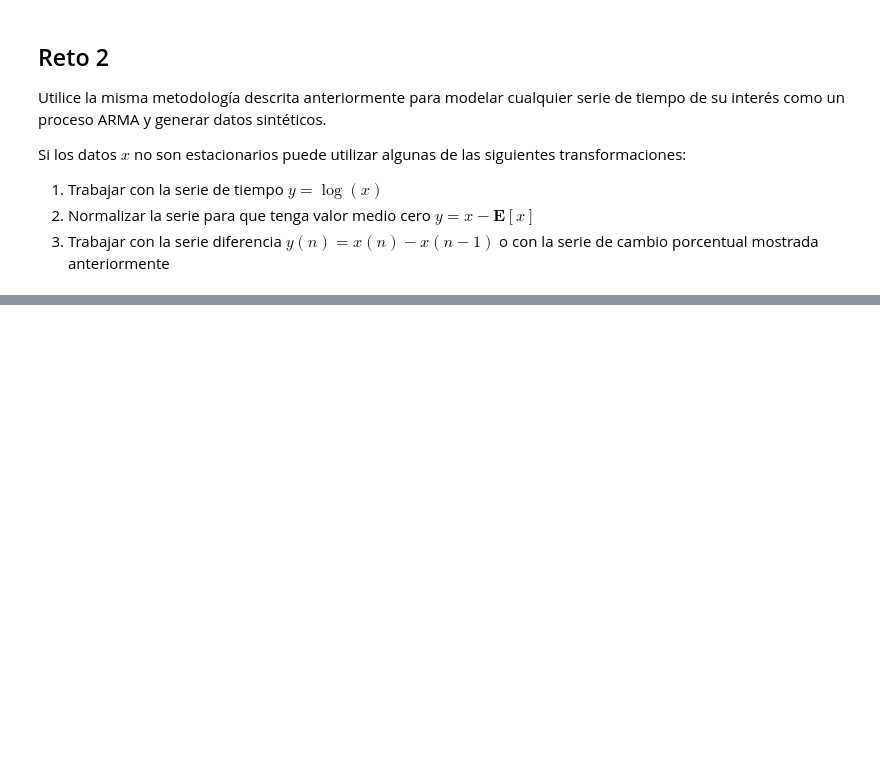
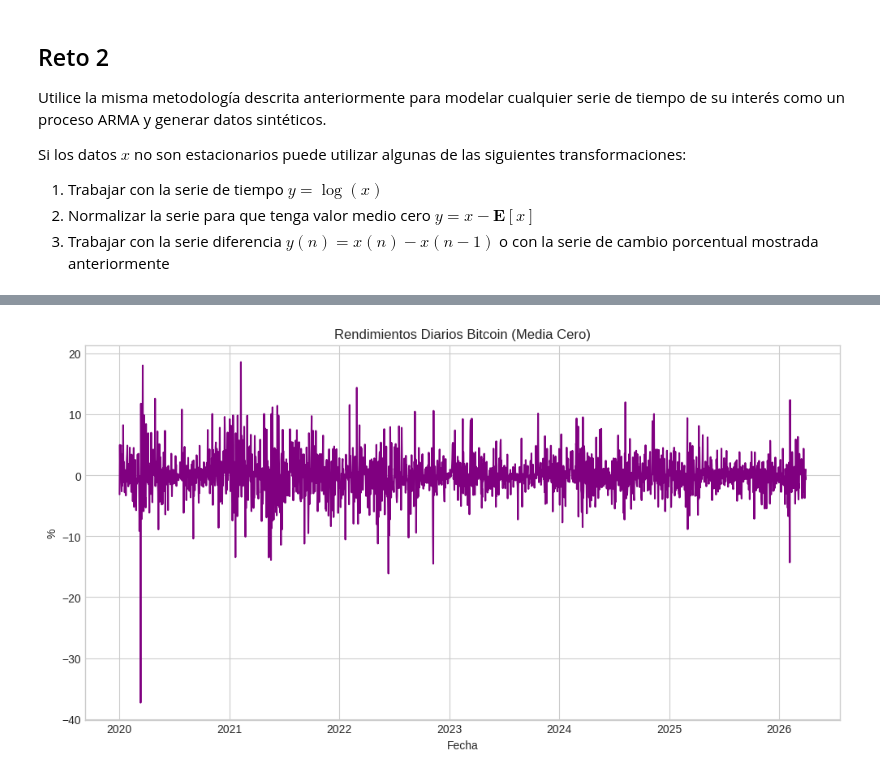
Before and after one commit to Samu24042/CienciaDeDatos, a Jupyter notebook: ciencia_de_datos_semana_7_modelos_arma.ipynb, the cells around one changed output, grey strips where cells are left out. Cells and saved outputs as stored; diff of their text form; code cells hidden in the pictures; blank space fills up the shorter version.

```diff
--- a/ciencia_de_datos_semana_7_modelos_arma.ipynb
+++ b/ciencia_de_datos_semana_7_modelos_arma.ipynb
@@ -212,0 +321,16 @@ Si los datos $x$ no son estacionarios puede utilizar algunas de las siguientes t
+# %%
+# CÁLCULO DE RENDIMIENTOS
+rendimientos = precios.pct_change().dropna() * 100
+
+# MEDIA CERO
+media_rend = rendimientos.mean()
+rend_mc = rendimientos - media_rend
+
+plt.figure()
+plt.plot(rend_mc, color="purple")
+plt.title("Rendimientos Diarios Bitcoin (Media Cero)")
+plt.xlabel("Fecha")
+plt.ylabel("%")
+plt.show()
+# %% [output]
+[figure, added]
```
Also changed, not shown: parts of 7 cells of this notebook.
